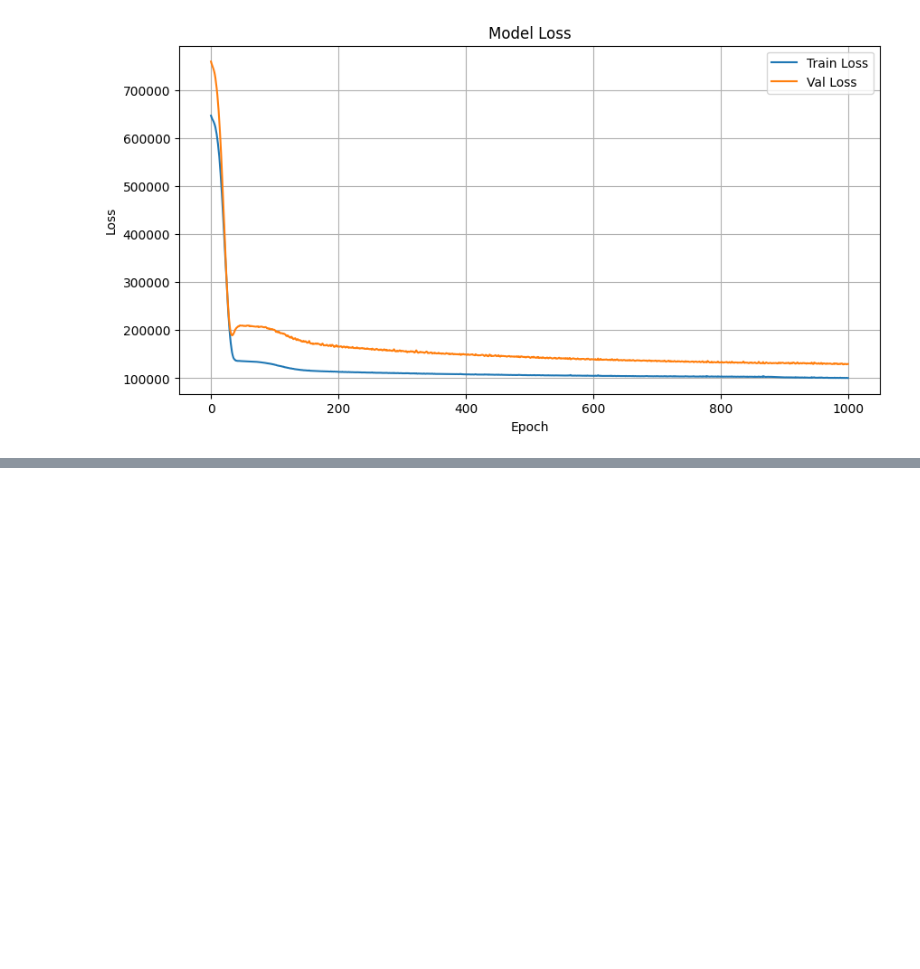
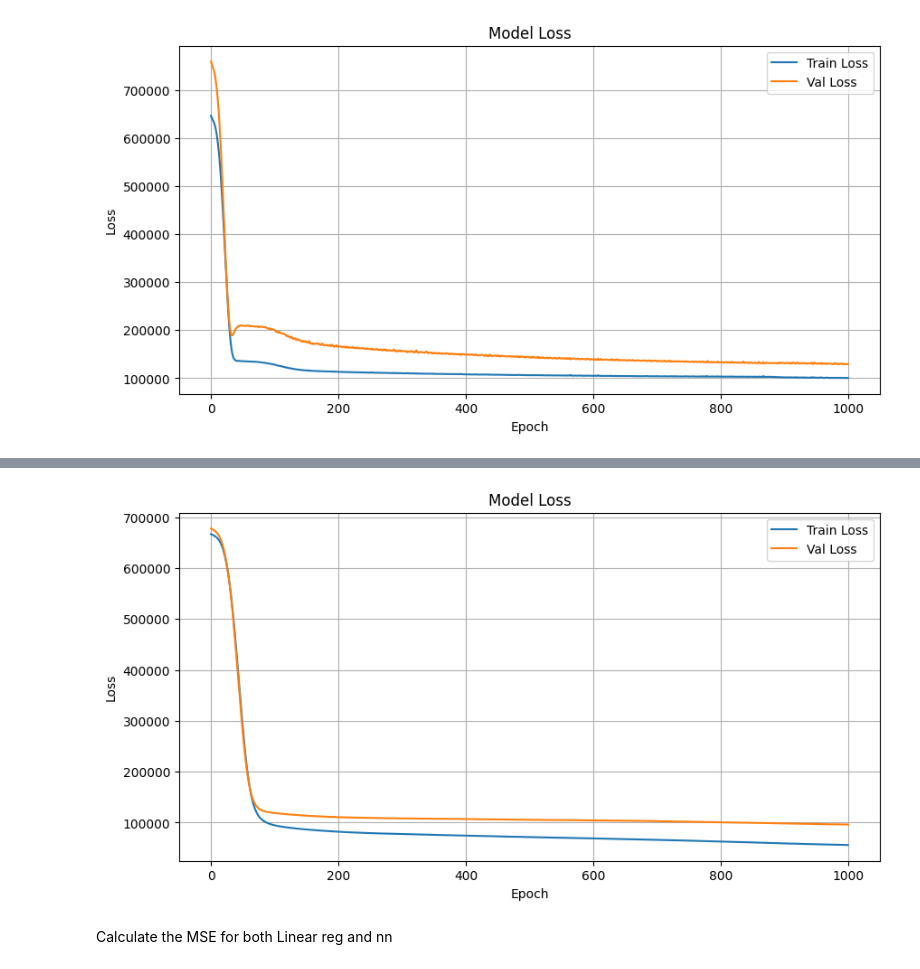
Before and after one commit to nahidzaman1996271-sketch/machine-learning, a Jupyter notebook: seoul_bike_data.ipynb, the cells around one changed output, grey strips where cells are left out. Saved outputs shown, nothing was run; the diff lists cells and outputs as text; code cells hidden in the pictures; blank space fills up the shorter version.

```diff
--- a/seoul_bike_data.ipynb
+++ b/seoul_bike_data.ipynb
@@ -149,0 +210,25 @@ plot_loss(history)
+# %%
+nn_model = tf.keras.Sequential([
+    all_normalizer,
+    tf.keras.layers.Dense(32, activation='relu'),
+    tf.keras.layers.Dense(32, activation='relu'),
+    tf.keras.layers.Dense(1)
+])
+
+nn_model.compile(
+    optimizer=tf.keras.optimizers.Adam(learning_rate=0.001),
+    loss='mean_squared_error'
+)
+# %%
+history = nn_model.fit(
+    X_train_all, y_train_all,
+    verbose=0,
+    epochs=1000,
+    validation_data=(X_val_all, y_val_all)
+)
+# %%
+plot_loss(history)
+# %% [output]
+[figure, added]
+# %% [markdown]
+Calculate the MSE for both Linear reg and nn
```
Also changed, not shown: parts of 14 cells of this notebook.
